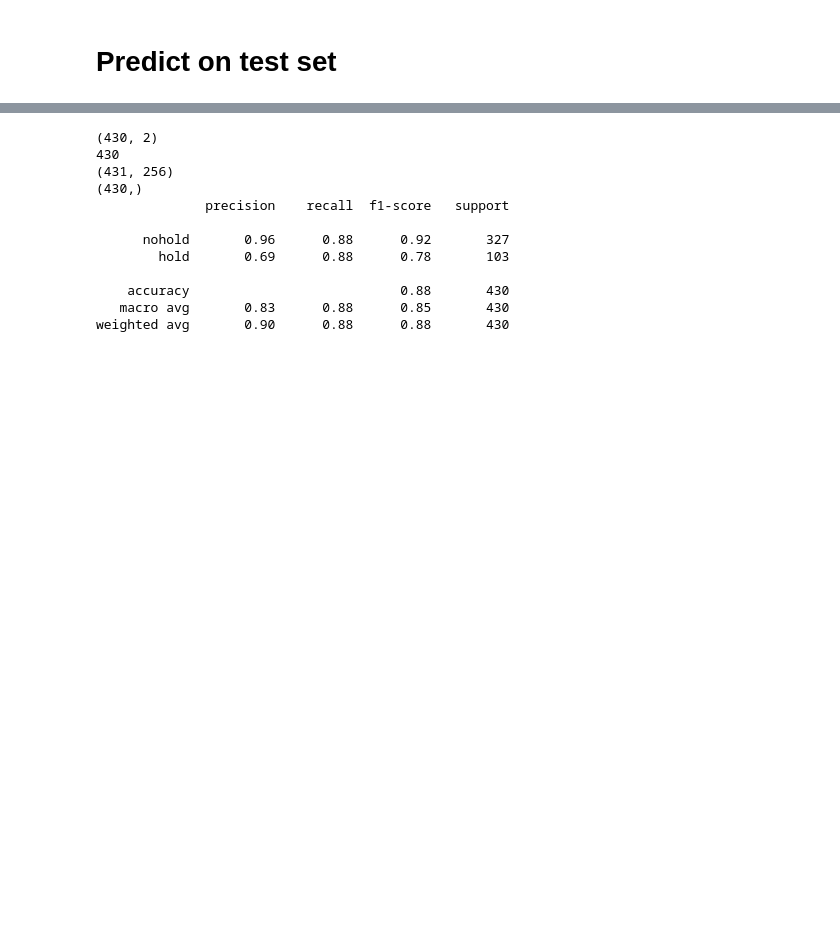
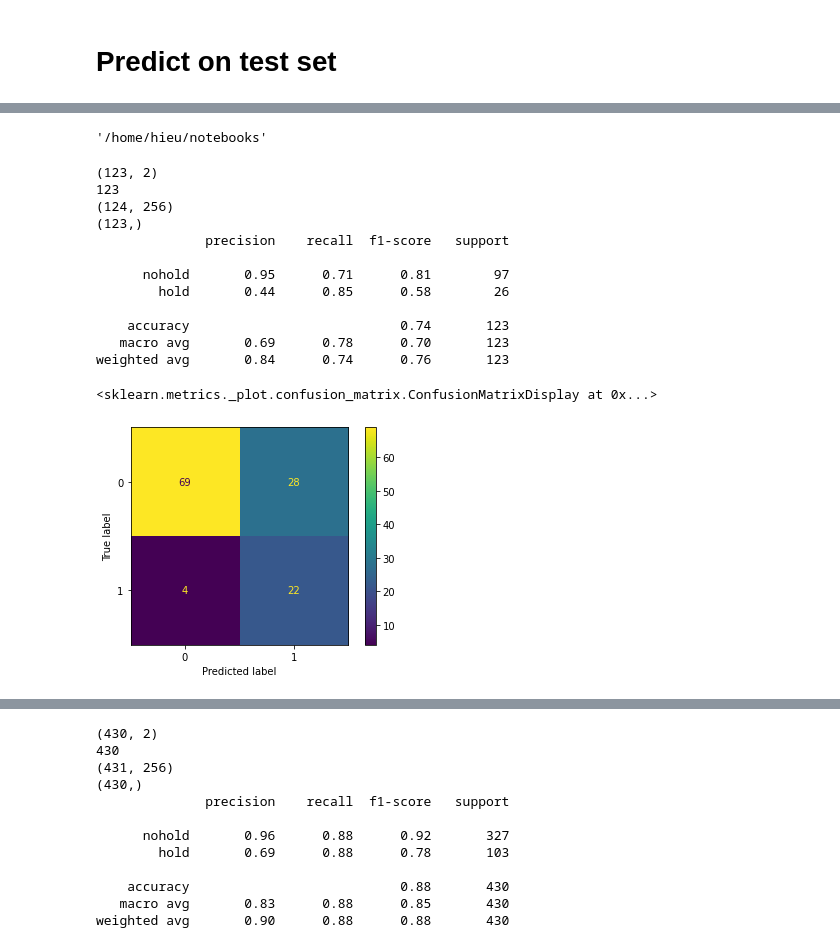
Before and after one commit to eric-le-12/image-similarity, a Jupyter notebook: Image Similarity Network.ipynb, the cells around one changed output, grey strips where cells are left out. Saved outputs shown, nothing was run; the diff lists cells and outputs as text; code cells hidden in the pictures; blank space fills up the shorter version.

```diff
--- a/Image Similarity Network.ipynb
+++ b/Image Similarity Network.ipynb
@@ -253,7 +253,7 @@ for epoch in range(0,num_epoch):
 # %%
 # reloading the model in the eval mode
 model = model.to(DEVICE)
-model.load_state_dict(torch.load(model_name))
+model.load_state_dict(torch.load('../models/20200630-1025_model.pt'))
 
 model.eval()
 # %% [output]
@@ -394,0 +415,37 @@ print(model_name)
+# %%
+os.getcwd()
+# %% [output]
+'/home/hieu/notebooks'
+# %%
+# test on TA data test - classification dataset
+test_lowres_data=pd.read_csv('../bhxanh/test.csv',usecols=["file_name","label"])
+test_lowres_data.file_name = test_lowres_data.file_name.str.replace("\\","/")
+# test_lowres_data['label'] = test_lowres_data['label'].map({'hold':1,'nohold':0})
+print(test_lowres_data.shape)
+test_lowres= ClassificationDataset(test_lowres_data,"..",no_transform)
+test_loader2 = torch.utils.data.DataLoader(test_lowres,batch_size=8,shuffle=False)
+print(len(test_loader2.dataset))
+low_res_features , low_res_labels = get_test_features(model,test_loader2,"cpu")
+test_points = low_res_features.copy()
+test_points['label'] = low_res_labels
+test_points.to_csv(model_name+'test_points_bhx_set.csv')
+low_res_features=scaler.transform(low_res_features)
+low_preds = clf1.predict(low_res_features)
+print(sklearn.metrics.classification_report(low_res_labels,low_preds,target_names=['nohold','hold']))
+from sklearn.metrics import plot_confusion_matrix
+plot_confusion_matrix(clf1, low_res_features, low_res_labels)
+# %% [output]
+(123, 2)
+123
+(124, 256)
+(123,)
+              precision    recall  f1-score   support
+
+      nohold       0.95      0.71      0.81        97
+        hold       0.44      0.85      0.58        26
+
+    accuracy                           0.74       123
+   macro avg       0.69      0.78      0.70       123
+weighted avg       0.84      0.74      0.76       123
+<sklearn.metrics._plot.confusion_matrix.ConfusionMatrixDisplay at 0x...>
+[figure, added]
```
Also changed, not shown: parts of 4 cells of this notebook.
